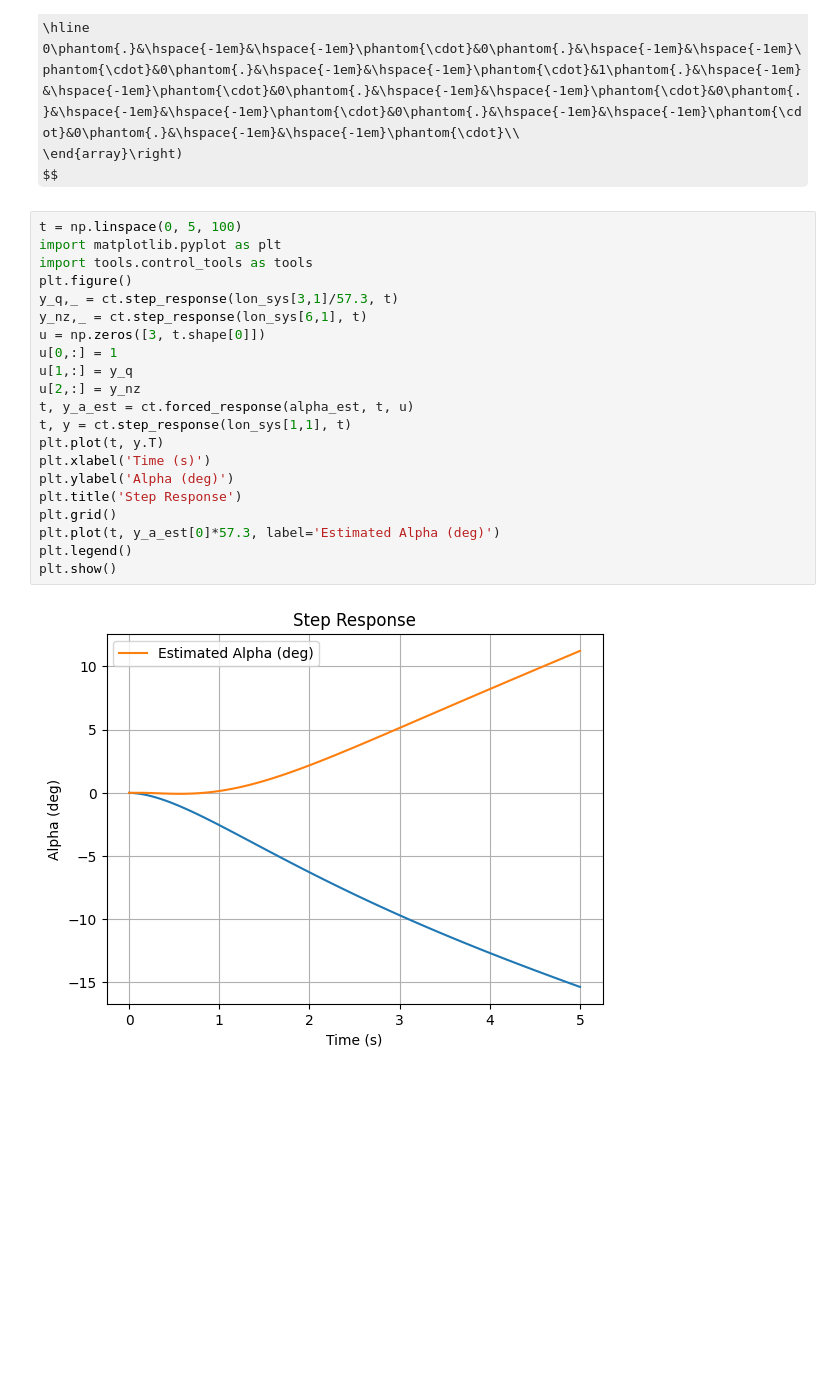
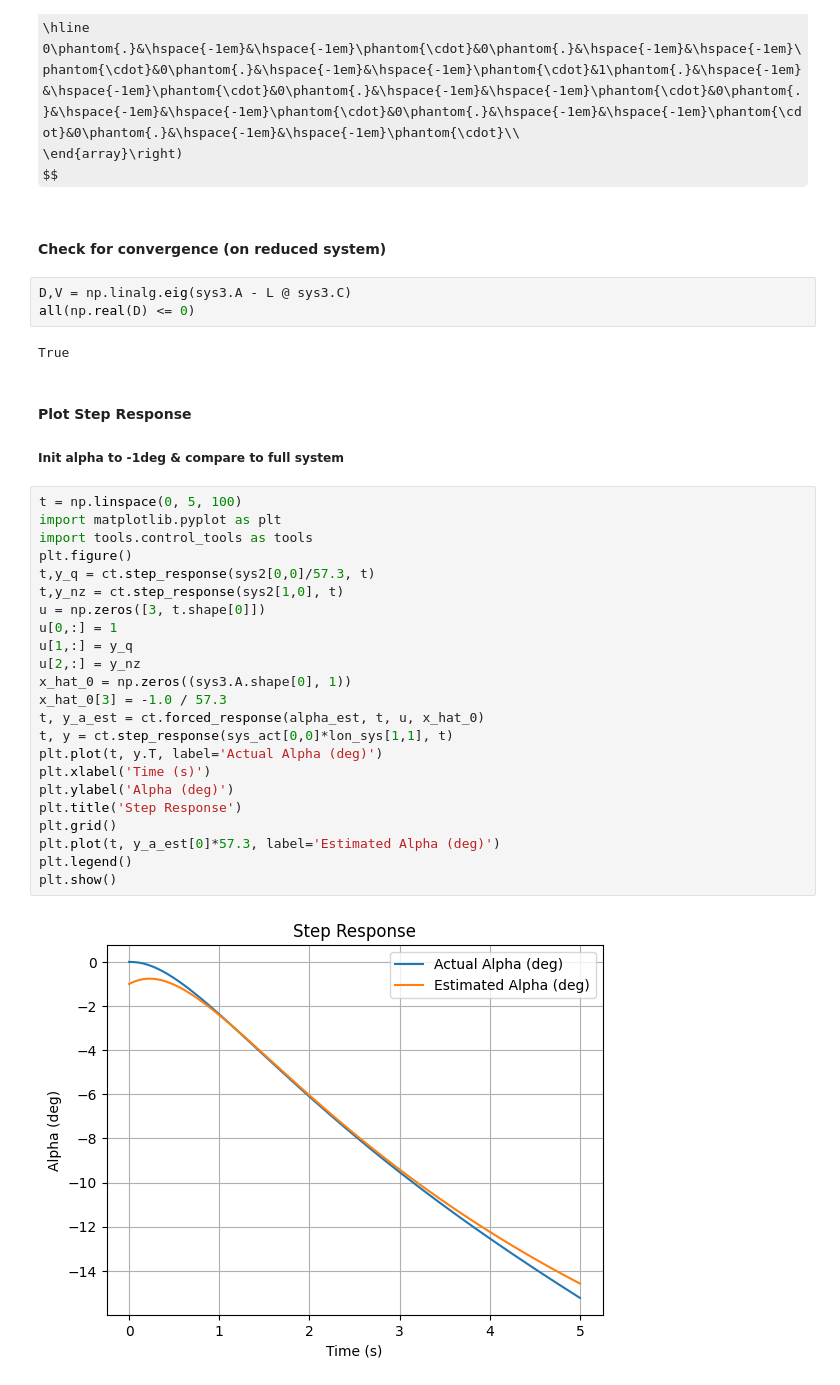
Before and after one commit to jeheneghan/StevensAndLewis, a Jupyter notebook: scripts/examples/KalmanFiltAoAGust.ipynb, the cells around one changed output. Drawn from its saved outputs; the diff is of its cells as text; some formulas as TeX source; blank space fills up the shorter version.

Commit message:
Fixed step response plot.

```diff
--- a/scripts/examples/KalmanFiltAoAGust.ipynb
+++ b/scripts/examples/KalmanFiltAoAGust.ipynb
@@ -137,26 +145,38 @@ $$
 0\phantom{.}&\hspace{-1em}&\hspace{-1em}\phantom{\cdot}&0\phantom{.}&\hspace{-1em}&\hspace{-1em}\phantom{\cdot}&0\phantom{.}&\hspace{-1em}&\hspace{-1em}\phantom{\cdot}&1\phantom{.}&\hspace{-1em}&\hspace{-1em}\phantom{\cdot}&0\phantom{.}&\hspace{-1em}&\hspace{-1em}\phantom{\cdot}&0\phantom{.}&\hspace{-1em}&\hspace{-1em}\phantom{\cdot}&0\phantom{.}&\hspace{-1em}&\hspace{-1em}\phantom{\cdot}&0\phantom{.}&\hspace{-1em}&\hspace{-1em}\phantom{\cdot}\\
 \end{array}\right)
 $$
+# %% [markdown]
+#### Check for convergence (on reduced system)
+# %%
+D,V = np.linalg.eig(sys3.A - L @ sys3.C)
+all(np.real(D) <= 0)
+# %% [output]
+True
+# %% [markdown]
+#### Plot Step Response
+##### Init alpha to -1deg & compare to full system
 # %%
 t = np.linspace(0, 5, 100)
 import matplotlib.pyplot as plt
 import tools.control_tools as tools
 plt.figure()
-y_q,_ = ct.step_response(lon_sys[3,1]/57.3, t)
-y_nz,_ = ct.step_response(lon_sys[6,1], t)
+t,y_q = ct.step_response(sys2[0,0]/57.3, t)
+t,y_nz = ct.step_response(sys2[1,0], t)
 u = np.zeros([3, t.shape[0]])
 u[0,:] = 1
 u[1,:] = y_q
 u[2,:] = y_nz
-t, y_a_est = ct.forced_response(alpha_est, t, u)
-t, y = ct.step_response(lon_sys[1,1], t)
-plt.plot(t, y.T)
+x_hat_0 = np.zeros((sys3.A.shape[0], 1))
+x_hat_0[3] = -1.0 / 57.3
+t, y_a_est = ct.forced_response(alpha_est, t, u, x_hat_0)
+t, y = ct.step_response(sys_act[0,0]*lon_sys[1,1], t)
+plt.plot(t, y.T, label='Actual Alpha (deg)')
 plt.xlabel('Time (s)')
 plt.ylabel('Alpha (deg)')
 plt.title('Step Response')
 plt.grid()
 plt.plot(t, y_a_est[0]*57.3, label='Estimated Alpha (deg)')
 plt.legend()
 plt.show()
 # %% [output]
-[figure, old version]
+[figure, new version]
```
Also changed, not shown: parts of 5 cells of this notebook.
